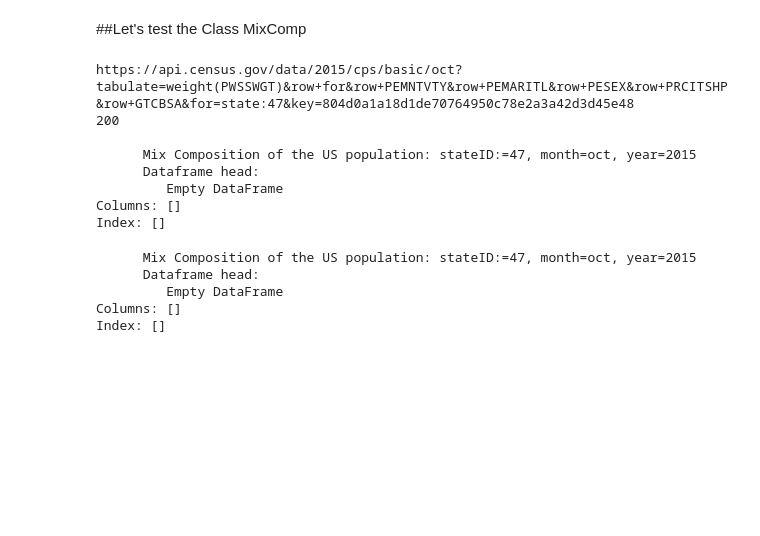
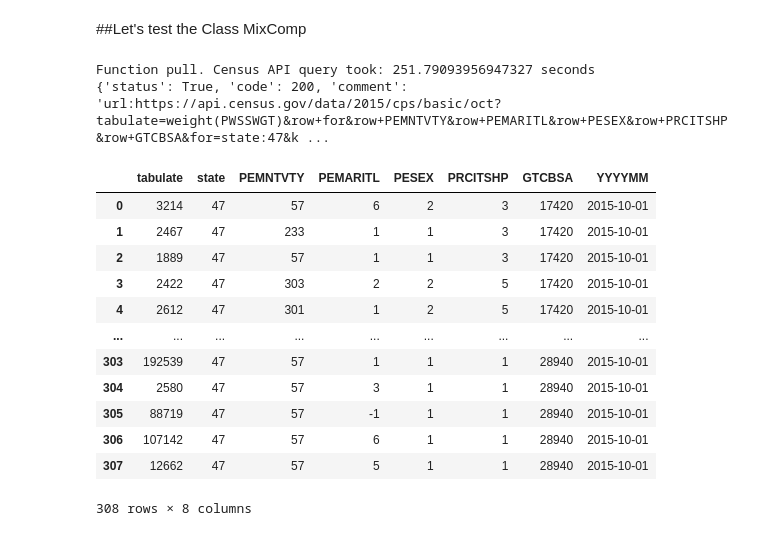
Before and after one commit to w86w86/econ8320_US-Census, a Jupyter notebook: MAIN_class.ipynb, the cells around one changed output. Drawn from its saved outputs; the diff is of its cells as text; code cells hidden in the pictures; blank space fills up the shorter version.

```diff
--- a/MAIN_class.ipynb
+++ b/MAIN_class.ipynb
@@ -279,17 +294,11 @@ year = 2015 # range(2010-2023)
 month = month_dict[10] #range(1-12)
 
 data = MixComp(stateID, year, month)
-data.pull()
-print(data)
+r = data.pull()
+print(r)
 # %% [output]
-https://api.census.gov/data/2015/cps/basic/oct?tabulate=weight(PWSSWGT)&row+for&row+PEMNTVTY&row+PEMARITL&row+PESEX&row+PRCITSHP&row+GTCBSA&for=state:47&key=804d0a1a18d1de70764950c78e2a3a42d3d45e48
-200
-
-      Mix Composition of the US population: stateID:=47, month=oct, year=2015
-      Dataframe head:
-         Empty DataFrame
-Columns: []
-Index: []
+Function pull. Census API query took: 251.79093956947327 seconds
+{'status': True, 'code': 200, 'comment': 'url:https://api.census.gov/data/2015/cps/basic/oct?tabulate=weight(PWSSWGT)&row+for&row+PEMNTVTY&row+PEMARITL&row+PESEX&row+PRCITSHP&row+GTCBSA&for=state:47&k ...
 # %%
 data.cleaning()
 # %%
@@ -297,10 +306,18 @@ data.preping()
 # %%
 data.buildingDf()
 # %%
-print(data
+data.df
 # %% [output]
+|  | tabulate | state | PEMNTVTY | PEMARITL | PESEX | PRCITSHP | GTCBSA | YYYYMM |
+| 0 | 3214 | 47 | 57 | 6 | 2 | 3 | 17420 | 2015-10-01 |
+| 1 | 2467 | 47 | 233 | 1 | 1 | 3 | 17420 | 2015-10-01 |
+| 2 | 1889 | 47 | 57 | 1 | 1 | 3 | 17420 | 2015-10-01 |
+| 3 | 2422 | 47 | 303 | 2 | 2 | 5 | 17420 | 2015-10-01 |
+| 4 | 2612 | 47 | 301 | 1 | 2 | 5 | 17420 | 2015-10-01 |
+| ... | ... | ... | ... | ... | ... | ... | ... | ... |
+| 303 | 192539 | 47 | 57 | 1 | 1 | 1 | 28940 | 2015-10-01 |
+| 304 | 2580 | 47 | 57 | 3 | 1 | 1 | 28940 | 2015-10-01 |
+| 305 | 88719 | 47 | 57 | -1 | 1 | 1 | 28940 | 2015-10-01 |
+| 306 | 107142 | 47 | 57 | 6 | 1 | 1 | 28940 | 2015-10-01 |
+| 307 | 12662 | 47 | 57 | 5 | 1 | 1 | 28940 | 2015-10-01 |
-      Mix Composition of the US population: stateID:=47, month=oct, year=2015
-      Dataframe head:
-         Empty DataFrame
-Columns: []
-Index: []
+308 rows × 8 columns
```
Also changed, not shown: parts of 1 cell of this notebook.
